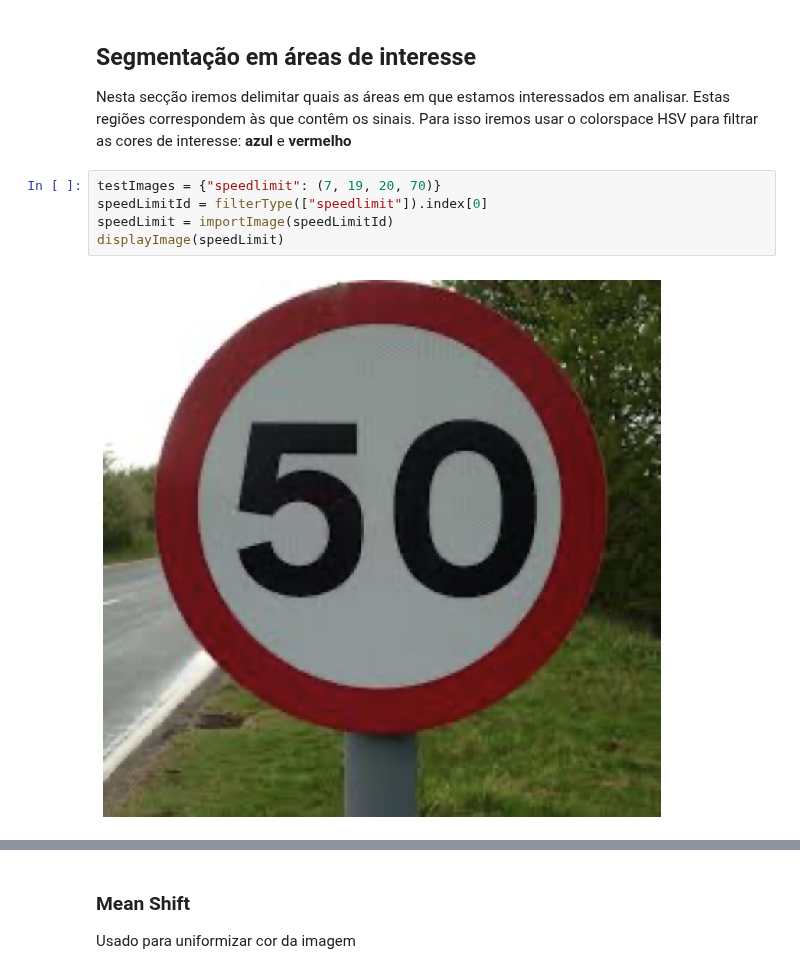
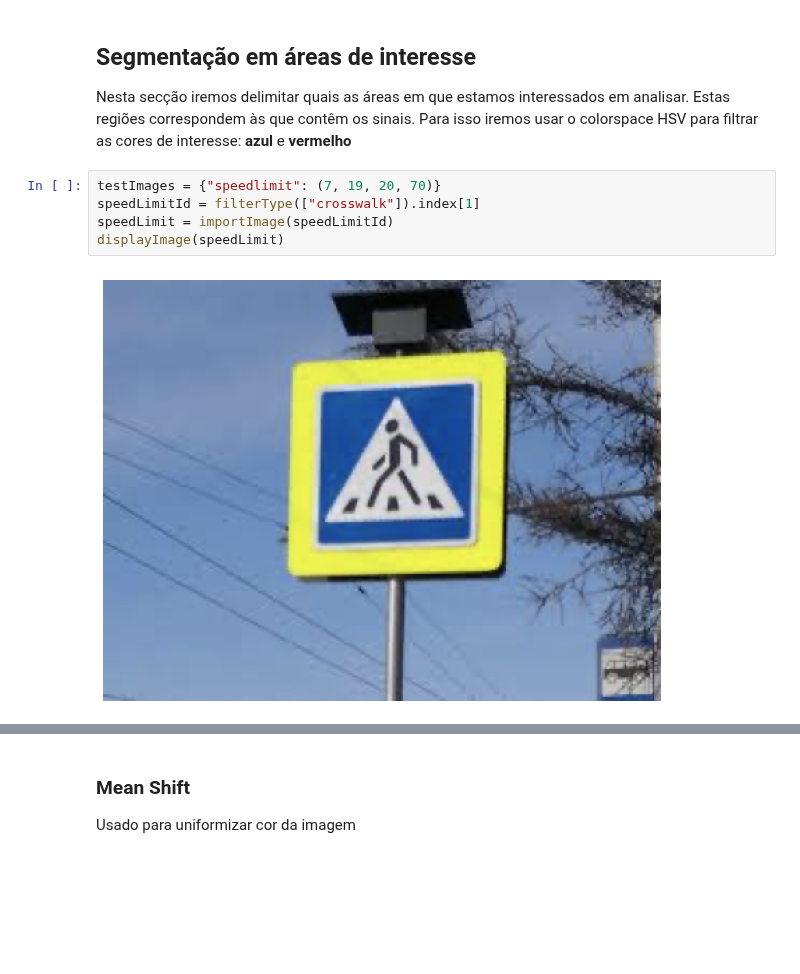
Before and after one commit to joaolucasmartins/VC2022, a Jupyter notebook: notebook.ipynb, the cells around one changed output, grey strips where cells are left out. Saved outputs shown, nothing was run; the diff lists cells and outputs as text; blank space fills up the shorter version.

```diff
--- a/notebook.ipynb
+++ b/notebook.ipynb
@@ -90,11 +90,11 @@ filterType(["speedlimit"])
 Nesta secção iremos delimitar quais as áreas em que estamos interessados em analisar. Estas regiões correspondem às que contêm os sinais. Para isso iremos usar o colorspace HSV para filtrar as cores de interesse: **azul** e **vermelho**
 # %%
 testImages = {"speedlimit": (7, 19, 20, 70)}
-speedLimitId = filterType(["speedlimit"]).index[0]
+speedLimitId = filterType(["crosswalk"]).index[1]
 speedLimit = importImage(speedLimitId)
 displayImage(speedLimit)
 # %% [output]
-[figure, old version]
+[figure, new version]
 # %%
 clahe = cv.createCLAHE(clipLimit=2.0, tileGridSize=(8,8))
 hsv = cv.cvtColor(speedLimit, cv.COLOR_BGR2HSV)
```
Also changed, not shown: parts of 10 cells of this notebook.
